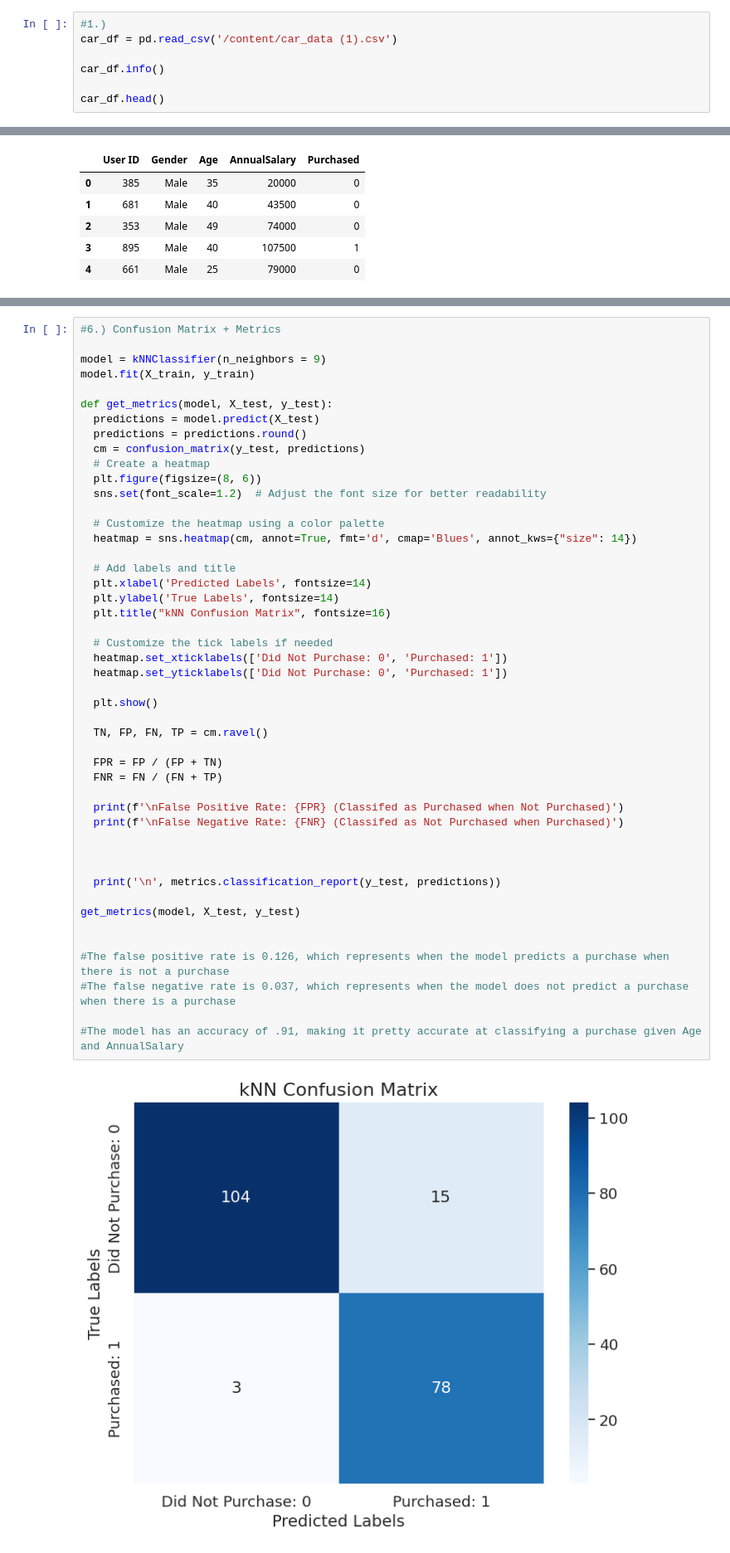
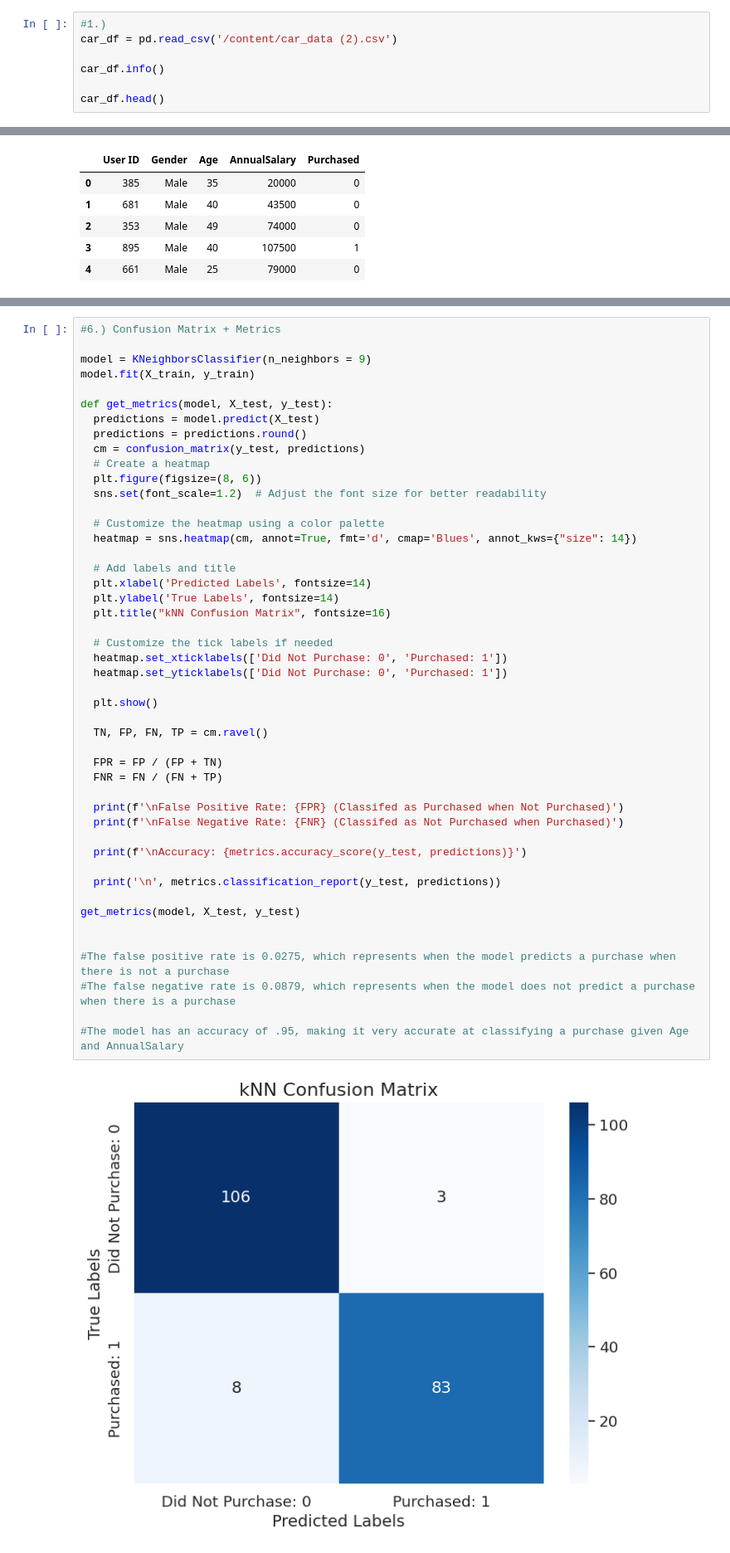
Before and after one commit to wdgstl/assignment3, a Jupyter notebook: WDG_assignment_knn_and_kmc.ipynb, the cells around one changed output, grey strips where cells are left out. Shown at 83% size. Saved outputs shown, nothing was run; the diff lists cells and outputs as text.

```diff
--- a/WDG_assignment_knn_and_kmc.ipynb
+++ b/WDG_assignment_knn_and_kmc.ipynb
@@ -27,7 +27,7 @@ import matplotlib.pyplot as plt
 import seaborn as sns
 # %%
 #1.)
-car_df = pd.read_csv('/content/car_data (1).csv')
+car_df = pd.read_csv('/content/car_data (2).csv')
 
 car_df.info()
 
@@ -151,7 +173,7 @@ print(k_star)
 # %%
 #6.) Confusion Matrix + Metrics
 
-model = kNNClassifier(n_neighbors = 9)
+model = KNeighborsClassifier(n_neighbors = 9)
 model.fit(X_train, y_train)
 
 def get_metrics(model, X_test, y_test):
@@ -165,35 +187,35 @@ def get_metrics(model, X_test, y_test):
   # Customize the heatmap using a color palette
   heatmap = sns.heatmap(cm, annot=True, fmt='d', cmap='Blues', annot_kws={"size": 14})
 
   # Add labels and title
   plt.xlabel('Predicted Labels', fontsize=14)
   plt.ylabel('True Labels', fontsize=14)
   plt.title("kNN Confusion Matrix", fontsize=16)
 
   # Customize the tick labels if needed
   heatmap.set_xticklabels(['Did Not Purchase: 0', 'Purchased: 1'])
   heatmap.set_yticklabels(['Did Not Purchase: 0', 'Purchased: 1'])
 
   plt.show()
 
   TN, FP, FN, TP = cm.ravel()
 
   FPR = FP / (FP + TN)
   FNR = FN / (FN + TP)
 
   print(f'\nFalse Positive Rate: {FPR} (Classifed as Purchased when Not Purchased)')
   print(f'\nFalse Negative Rate: {FNR} (Classifed as Not Purchased when Purchased)')
 
-
+  print(f'\nAccuracy: {metrics.accuracy_score(y_test, predictions)}')
 
   print('\n', metrics.classification_report(y_test, predictions))
 
 get_metrics(model, X_test, y_test)
 
 
-#The false positive rate is 0.126, which represents when the model predicts a purchase when there is not a purchase
-#The false negative rate is 0.037, which represents when the model does not predict a purchase when there is a purchase
+#The false positive rate is 0.0275, which represents when the model predicts a purchase when there is not a purchase
+#The false negative rate is 0.0879, which represents when the model does not predict a purchase when there is a purchase
 
-#The model has an accuracy of .91, making it pretty accurate at classifying a purchase given Age and AnnualSalary
+#The model has an accuracy of .95, making it very accurate at classifying a purchase given Age and AnnualSalary
 # %% [output]
-[figure, old version]
+[figure, new version]
```
Also changed, not shown: parts of 36 cells of this notebook.
